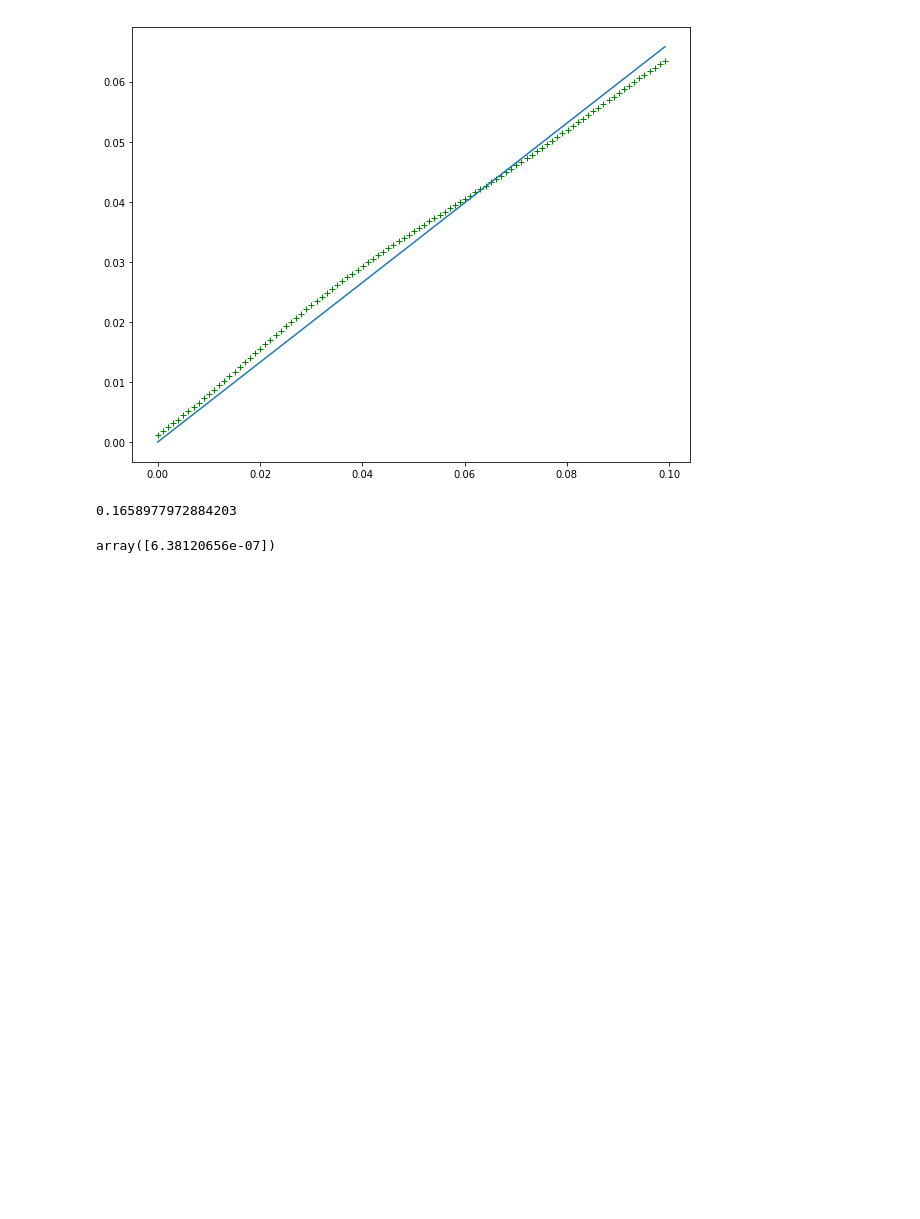
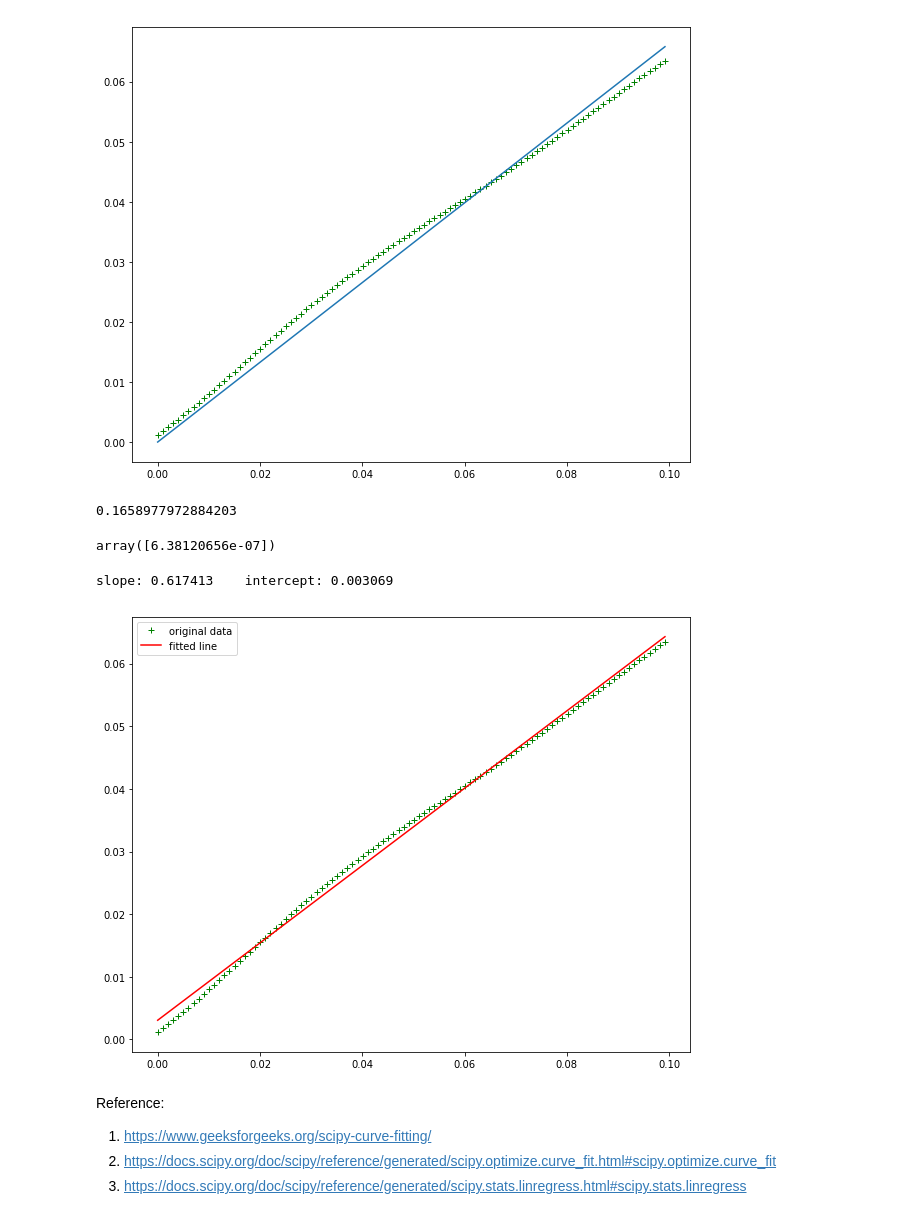
Before and after one commit to SamMachariaPhD/simulate201819, a Jupyter notebook: brownian1.ipynb, the cells around one changed output. Saved outputs shown, nothing was run; the diff lists cells and outputs as text; code cells hidden in the pictures; blank space fills up the shorter version.

Commit message:
curve and linear fit

```diff
--- a/brownian1.ipynb
+++ b/brownian1.ipynb
@@ -228,0 +231,18 @@ array([6.38120656e-07])
+# %%
+slope, intercept, r_value, p_value, std_err = stats.linregress(ax, ay)
+print("slope: %f    intercept: %f" % (slope, intercept))
+# %% [output]
+slope: 0.617413    intercept: 0.003069
+# %%
+plt.figure(figsize=(10,8))
+plt.plot(ax, ay, 'g+', label='original data')
+plt.plot(ax, intercept + slope*ax, 'r', label='fitted line')
+plt.legend()
+plt.show()
+# %% [output]
+[figure, added]
+# %% [markdown]
+Reference:
+1. https://www.geeksforgeeks.org/scipy-curve-fitting/
+2. https://docs.scipy.org/doc/scipy/reference/generated/scipy.optimize.curve_fit.html#scipy.optimize.curve_fit
+3. https://docs.scipy.org/doc/scipy/reference/generated/scipy.stats.linregress.html#scipy.stats.linregress
```
Also changed, not shown: parts of 1 cell of this notebook.
